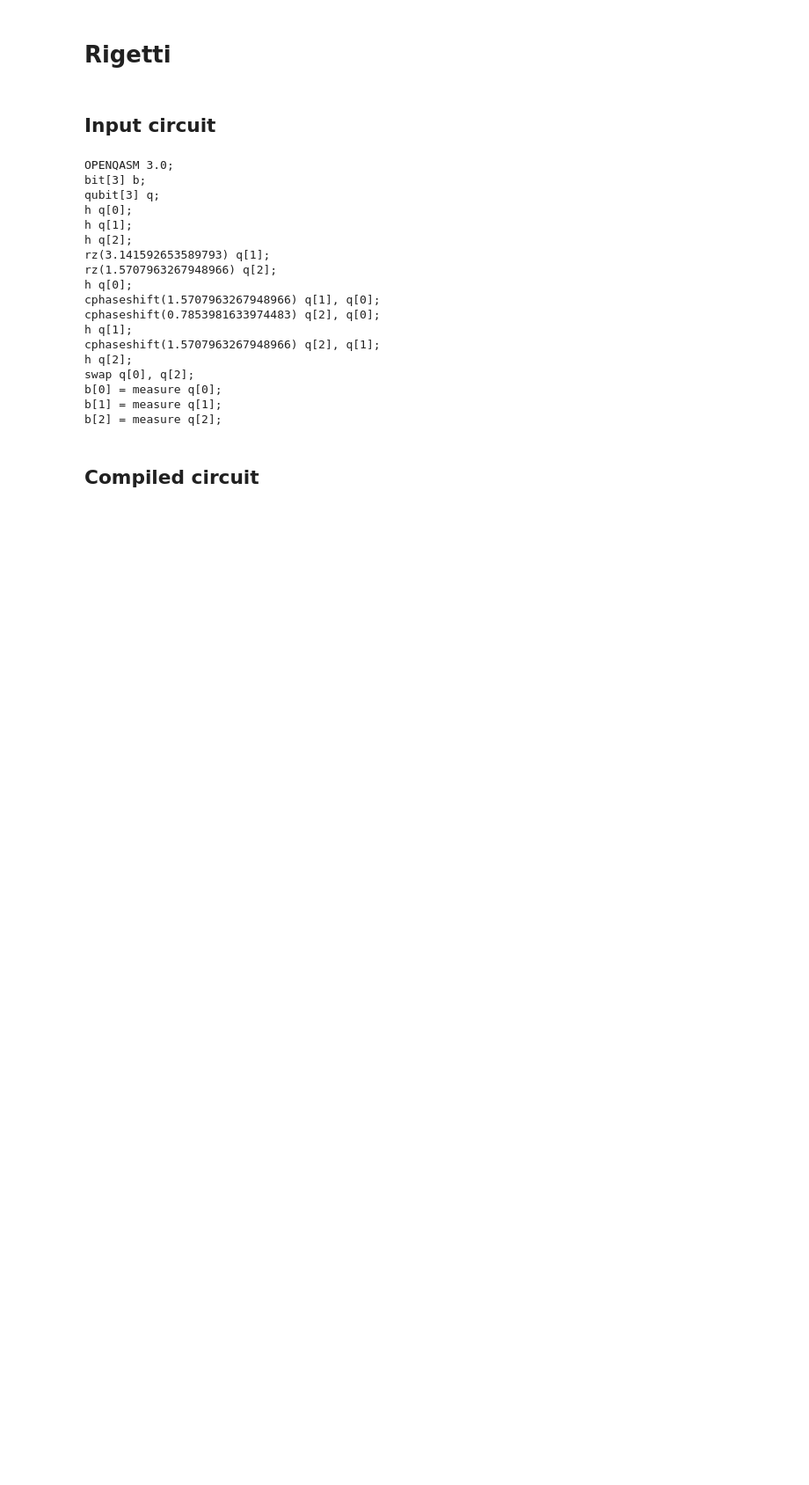
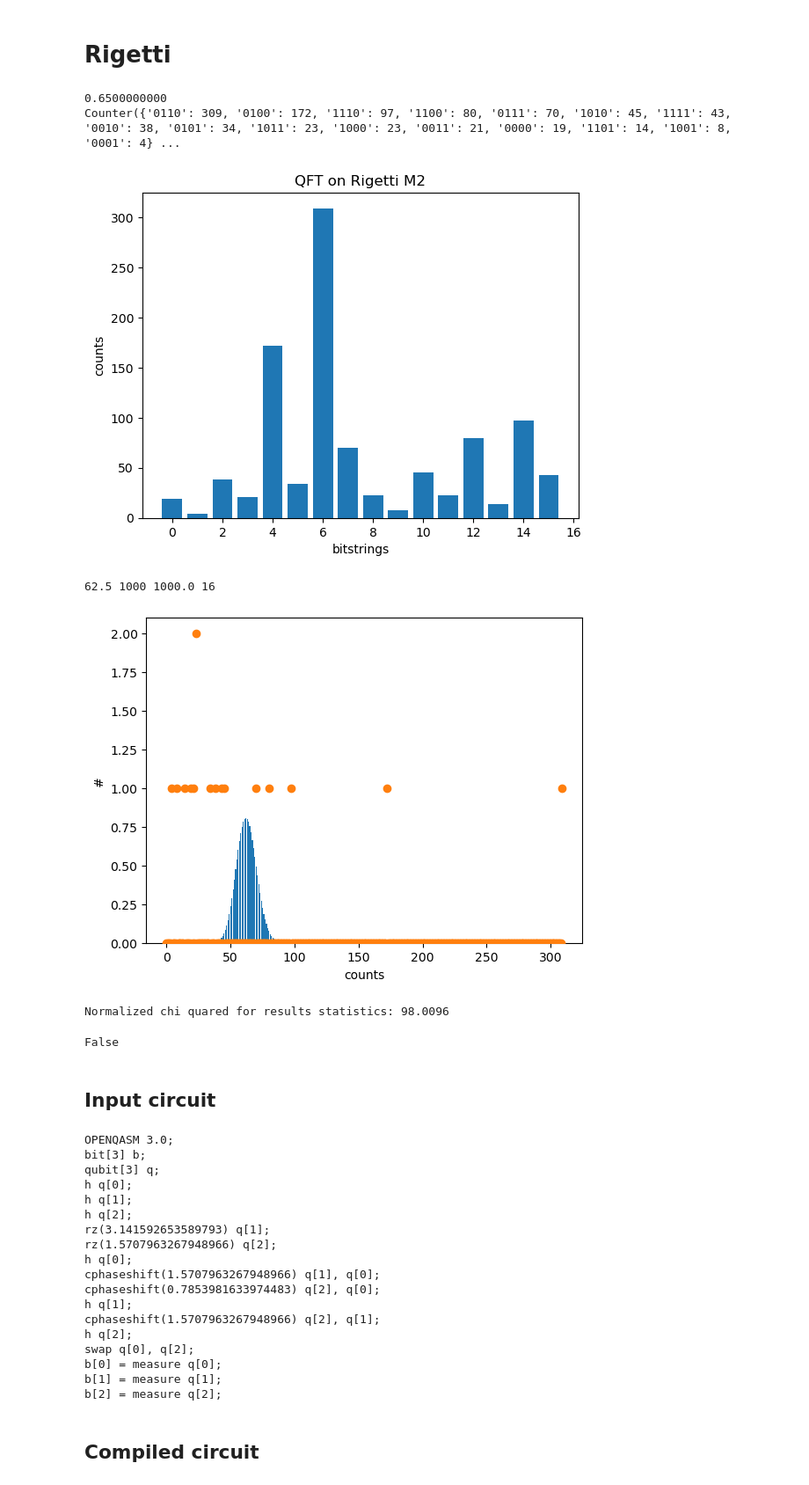
Before and after one commit to SwgAnno/QBench, a Jupyter notebook: QFT_test.ipynb, the cells around one changed output. Shown at 88% size. Saved outputs shown, nothing was run; the diff lists cells and outputs as text; code cells hidden in the pictures; blank space fills up the shorter version.

```diff
--- a/QFT_test.ipynb
+++ b/QFT_test.ipynb
@@ -220,5 +216,5 @@ aspen_5 = "arn:aws:braket:us-west-1:058017682654:quantum-task/0ea84501-f757-470a
 aspen_4 = "arn:aws:braket:us-west-1:058017682654:quantum-task/034cb3e9-0628-440d-a13b-69b453254abd"
 aspen_3 = "arn:aws:braket:us-west-1:058017682654:quantum-task/a0f298f3-b2dd-448d-9223-bf1e22305a6a"
 scanner_lucy = BraketTaskScanner(lucy_task)
-scanner_aspen = BraketTaskScanner(aspen_4)
+scanner_aspen = BraketTaskScanner(aspen_3)
 # %% [output]
@@ -228,11 +225,19 @@ NoCredentialsError: Unable to locate credentials
 # %%
 #print(scanner_aspen.get_circuit())
 print(scanner_aspen.cost_extimate())
 
-Plotter.plot_binary_results(scanner_aspen.get_results(), debug=True,title = 'QFT on Rigetti M2',decimal=False)
+Plotter.plot_binary_results(scanner_aspen.get_results(), debug=True,title = 'QFT on Rigetti M2',decimal=True)
 Plotter.plot_results_statistic(scanner_aspen.get_results())
 
 scanner_aspen.is_garbage()
+# %% [output]
+0.6500000000
+Counter({'0110': 309, '0100': 172, '1110': 97, '1100': 80, '0111': 70, '1010': 45, '1111': 43, '0010': 38, '0101': 34, '1011': 23, '1000': 23, '0011': 21, '0000': 19, '1101': 14, '1001': 8, '0001': 4} ...
+[figure, added]
+62.5 1000 1000.0 16
+[figure, added]
+Normalized chi quared for results statistics: 98.0096
+False
 # %% [markdown]
 ## Input circuit
 # %%
```
Also changed, not shown: parts of 9 cells of this notebook, 11 other files.
